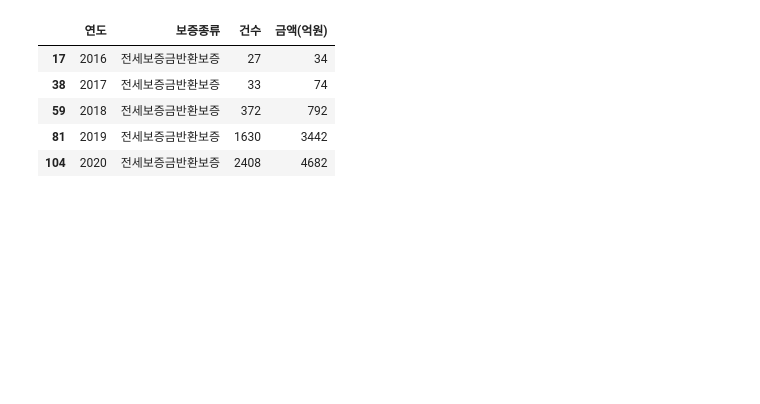
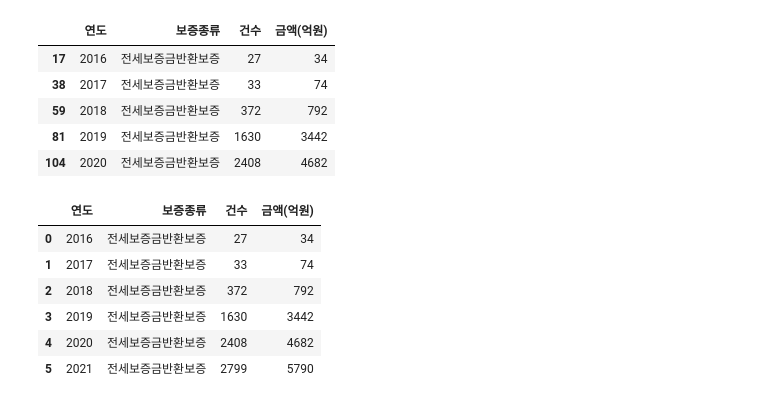
Before and after one commit to Minah-Seong/Project_Can, a Jupyter notebook: warranty.ipynb, the cells around one changed output. Drawn from its saved outputs; the diff is of its cells as text; code cells hidden in the pictures; blank space fills up the shorter version.

```diff
--- a/warranty.ipynb
+++ b/warranty.ipynb
@@ -33,4 +33,14 @@ df = df.append({'연도': 2021, '보증종류': '전세보증금반환보증','
 # %%
 df['건수'] = pd.to_numeric(df['건수'])
 df['금액(억원)'] = pd.to_numeric(df['금액(억원)'])
+# %%
+df
+# %% [output]
+|  | 연도 | 보증종류 | 건수 | 금액(억원) |
+| 0 | 2016 | 전세보증금반환보증 | 27 | 34 |
+| 1 | 2017 | 전세보증금반환보증 | 33 | 74 |
+| 2 | 2018 | 전세보증금반환보증 | 372 | 792 |
+| 3 | 2019 | 전세보증금반환보증 | 1630 | 3442 |
+| 4 | 2020 | 전세보증금반환보증 | 2408 | 4682 |
+| 5 | 2021 | 전세보증금반환보증 | 2799 | 5790 |
 # %%
```
Also changed, not shown: parts of 2 cells of this notebook, 1 other file.
